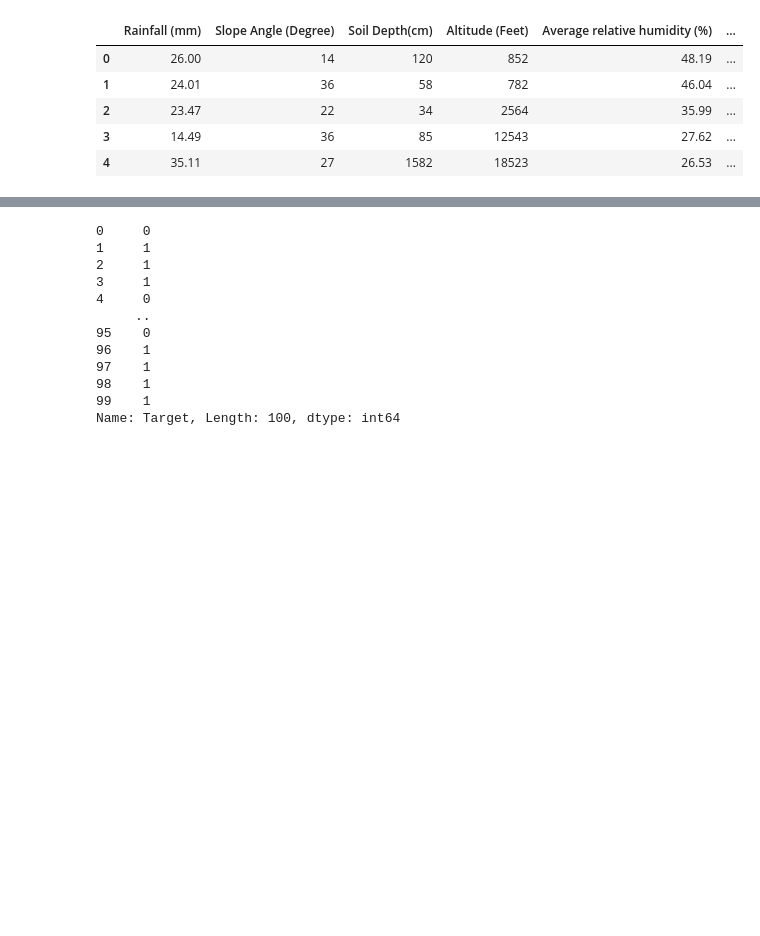
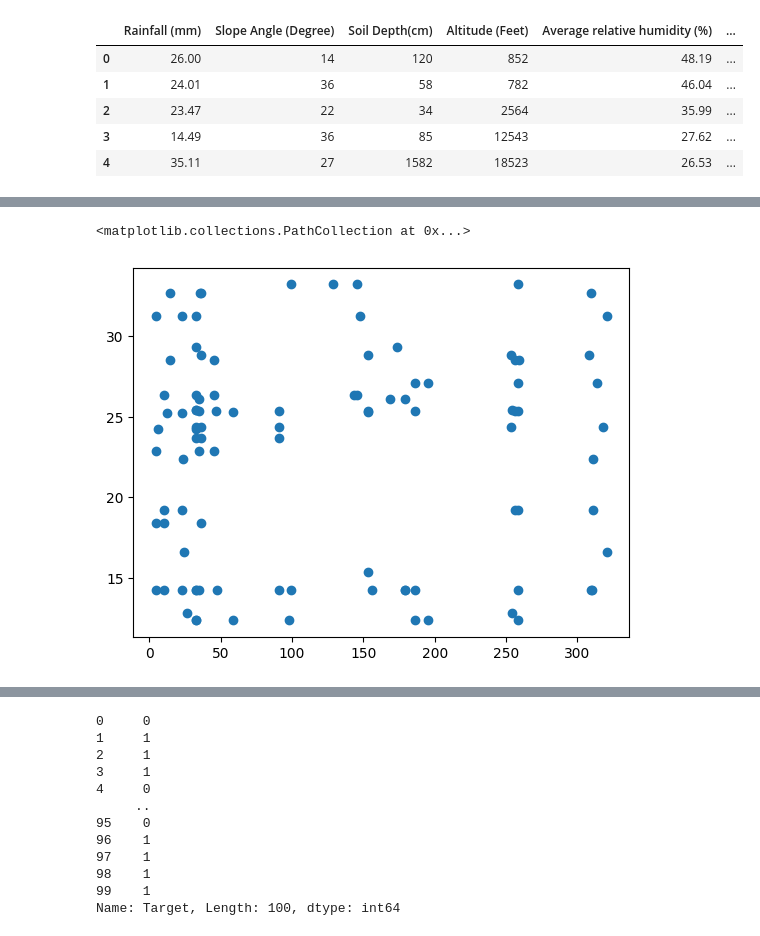
Before and after one commit to rohit3171999/Landslide-Prediction-Major-Project-, a Jupyter notebook: Landslide_Prediction.ipynb, the cells around one changed output, grey strips where cells are left out. Cells and saved outputs as stored; diff of their text form; code cells hidden in the pictures; blank space fills up the shorter version.

```diff
--- a/Landslide_Prediction.ipynb
+++ b/Landslide_Prediction.ipynb
@@ -29,0 +35,5 @@ dt.head()
+# %%
+plt.scatter(dt['Rainfall (mm)'],dt['Temperature'])
+# %% [output]
+<matplotlib.collections.PathCollection at 0x...>
+[figure, added]
```
Also changed, not shown: parts of 15 cells of this notebook.
